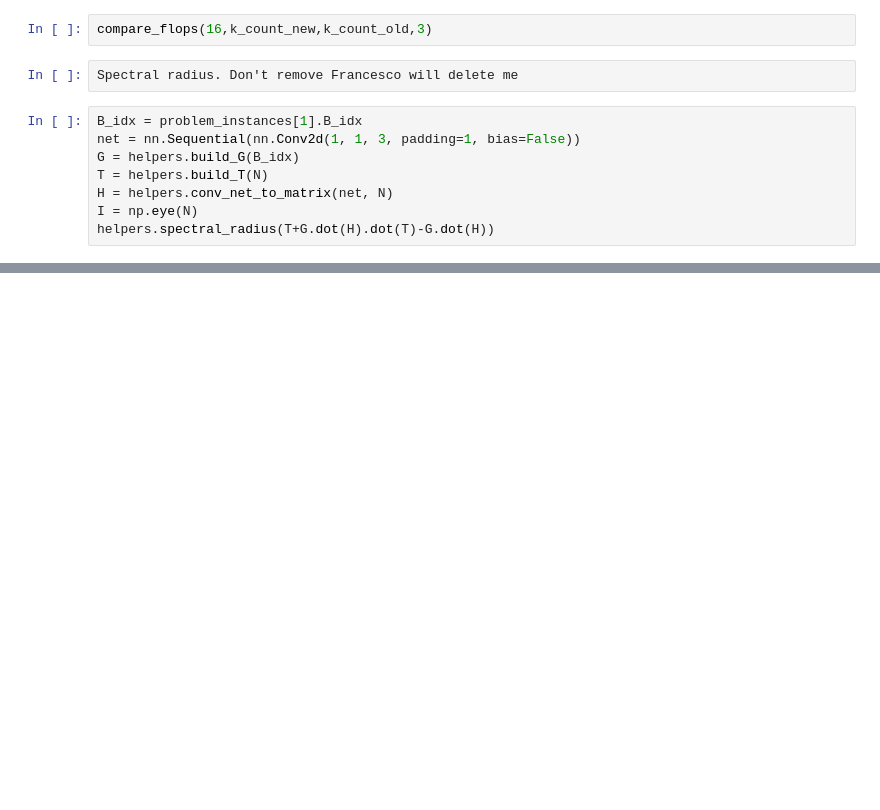
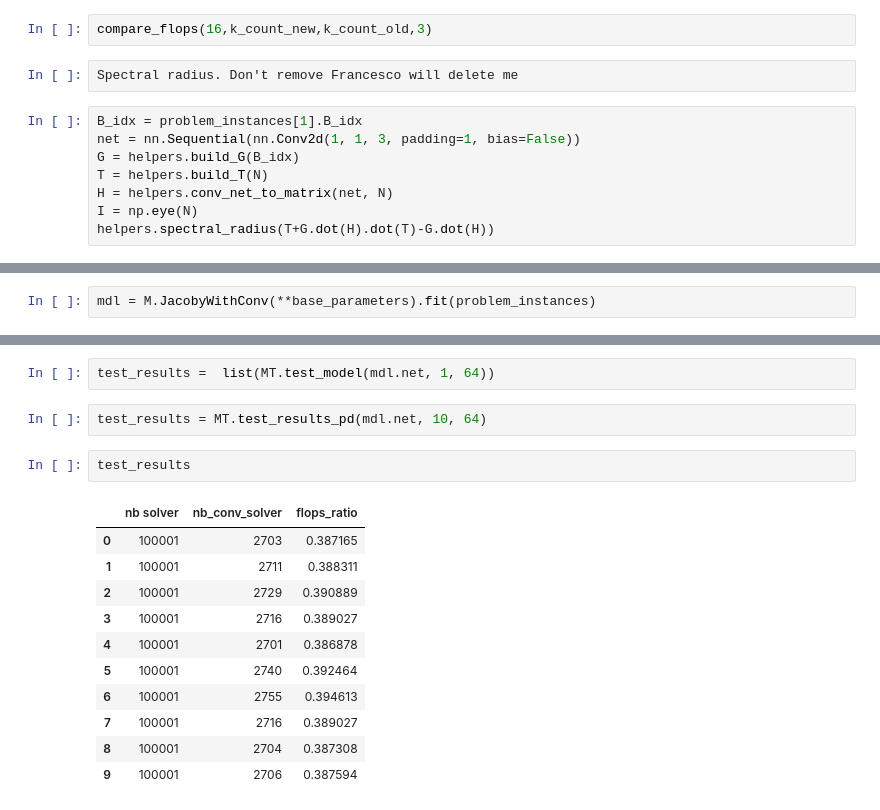
Before and after one commit to francescobardi/pde_solver_deep_learned, a Jupyter notebook: nnpde/main.ipynb, the cells around one changed output, grey strips where cells are left out. Drawn from its saved outputs; the diff is of its cells as text; blank space fills up the shorter version.

Commit message:
huge refactoring and some test results

```diff
--- a/nnpde/main.ipynb
+++ b/nnpde/main.ipynb
@@ -268,0 +370,2 @@ helpers.spectral_radius(T+G.dot(H).dot(T)-G.dot(H))
+# %%
+mdl = M.JacobyWithConv(**base_parameters).fit(problem_instances)
@@ -268,0 +376,18 @@ helpers.spectral_radius(T+G.dot(H).dot(T)-G.dot(H))
+# %%
+test_results =  list(MT.test_model(mdl.net, 1, 64))
+# %%
+test_results = MT.test_results_pd(mdl.net, 10, 64)
+# %%
+test_results
+# %% [output]
+|  | nb solver | nb_conv_solver | flops_ratio |
+| 0 | 100001 | 2703 | 0.387165 |
+| 1 | 100001 | 2711 | 0.388311 |
+| 2 | 100001 | 2729 | 0.390889 |
+| 3 | 100001 | 2716 | 0.389027 |
+| 4 | 100001 | 2701 | 0.386878 |
+| 5 | 100001 | 2740 | 0.392464 |
+| 6 | 100001 | 2755 | 0.394613 |
+| 7 | 100001 | 2716 | 0.389027 |
+| 8 | 100001 | 2704 | 0.387308 |
+| 9 | 100001 | 2706 | 0.387594 |
```
Also changed, not shown: parts of 11 cells of this notebook, 15 other files.
